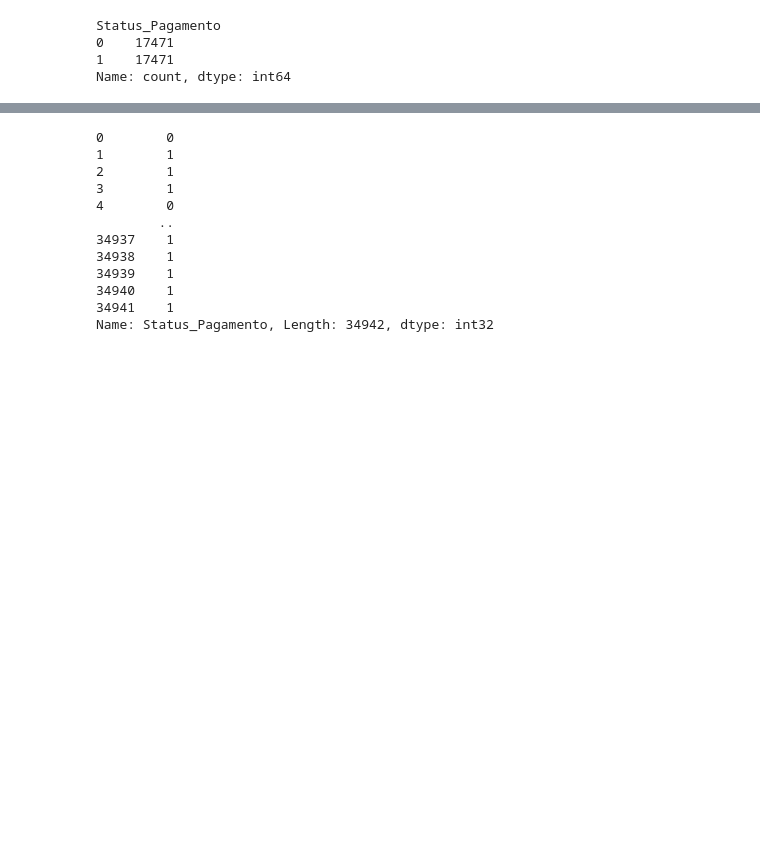
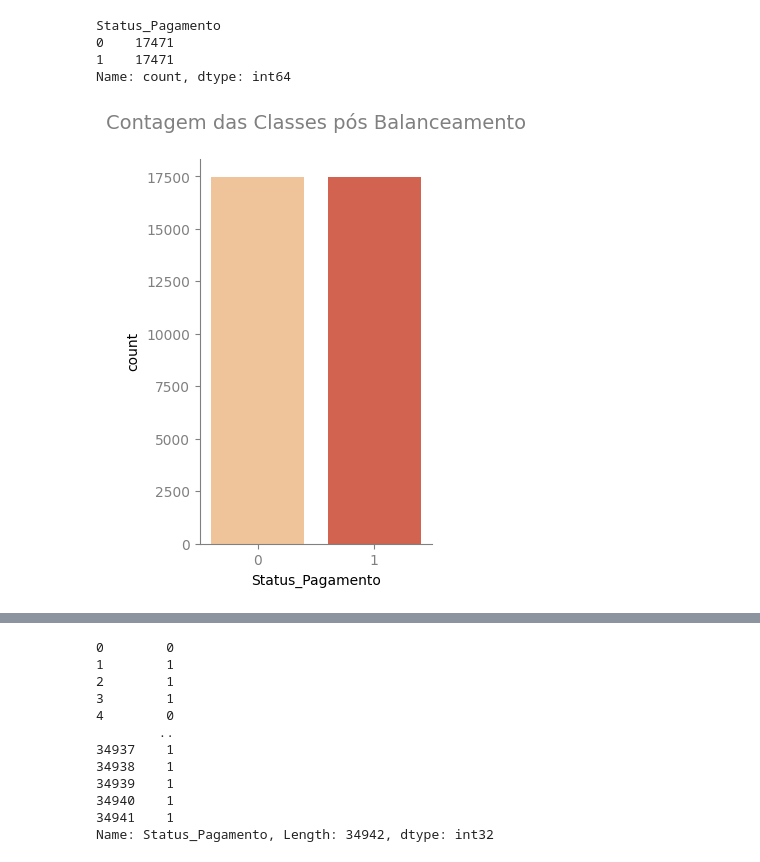
Before and after one commit to alyssonmontovanelli/analise_Risco_Credito, a Jupyter notebook: pre_processing/01_pre_processing_Eng_Atr.ipynb, the cells around one changed output, grey strips where cells are left out. Saved outputs shown, nothing was run; the diff lists cells and outputs as text; code cells hidden in the pictures; blank space fills up the shorter version.

```diff
--- a/pre_processing/01_pre_processing_Eng_Atr.ipynb
+++ b/pre_processing/01_pre_processing_Eng_Atr.ipynb
@@ -159,6 +159,32 @@ Status_Pagamento
 0    17471
 1    17471
 Name: count, dtype: int64
+# %%
+plt.figure(figsize=(3, 5))  # Ajuste o tamanho horizontal para acomodar todos os gráficos em uma linha
+sns.countplot(x=y, palette='OrRd')
+
+# Configurações estéticas
+# plt.title('Distribuição de Valores da Variável y', fontsize=16)
+# plt.xlabel('Valores de y', fontsize=14)
+# plt.ylabel('Contagem', fontsize=14)
+# plt.xticks(fontsize=12, color='grey')
+# plt.yticks(fontsize=12, color='grey')
+
+plt.title("Contagem das Classes pós Balanceamento\n", color='grey', fontsize=14)
+
+# Ajustando a cor das bordas esquerda e inferior para cinza
+plt.gca().spines['left'].set_color('grey')
+plt.gca().spines['bottom'].set_color('grey')
+
+# Ajustar a cor dos ticks para cinza
+plt.tick_params(axis='x', colors='grey')
+plt.tick_params(axis='y', colors='grey')
+# Remover as linhas de cima e direita do gráfico para deixá-lo mais limpo
+sns.despine()
+
+plt.show()
+# %% [output]
+[figure, added]
 # %%
 X.sample()
 # %% [output]
```
Also changed, not shown: parts of 2 cells of this notebook, 2 other files.
